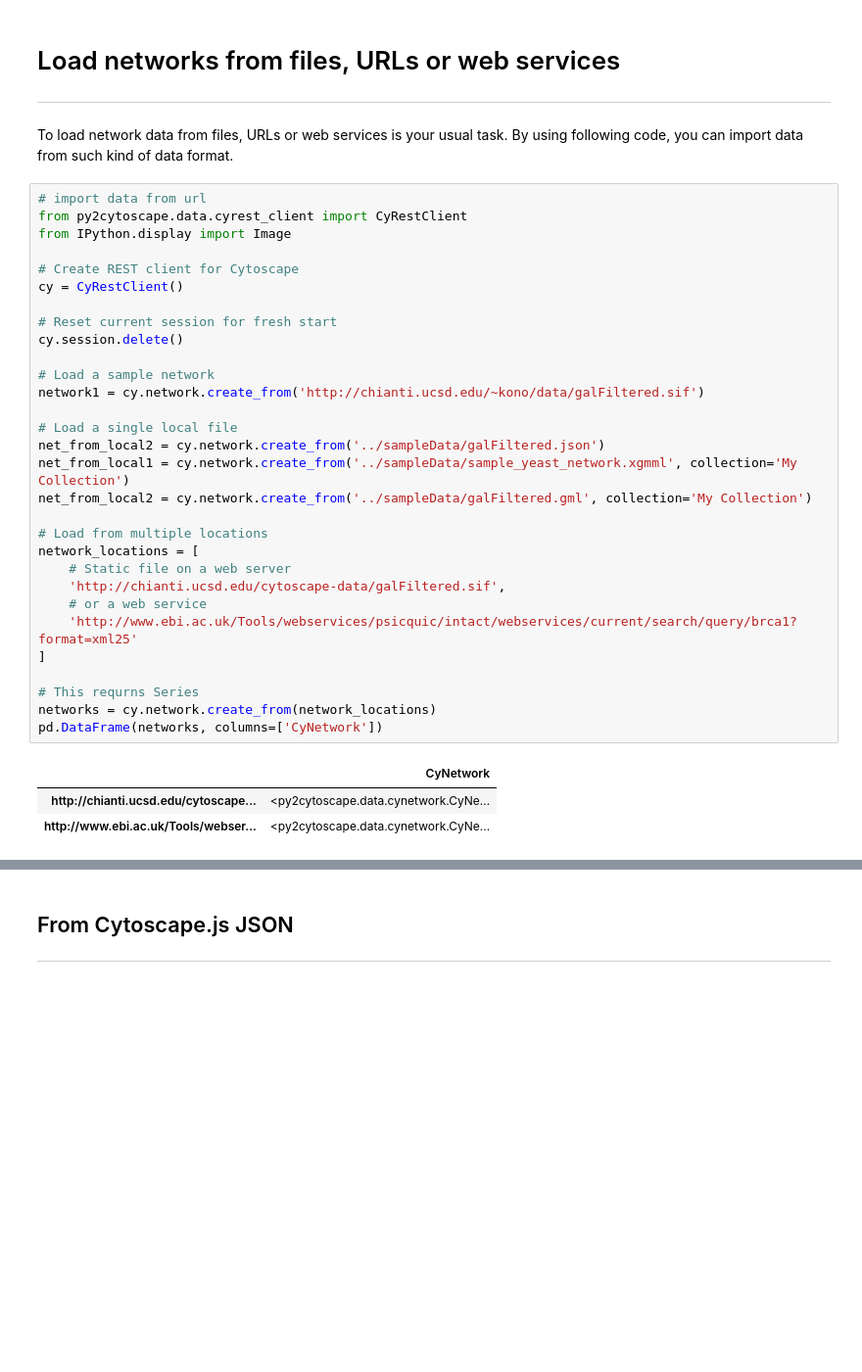
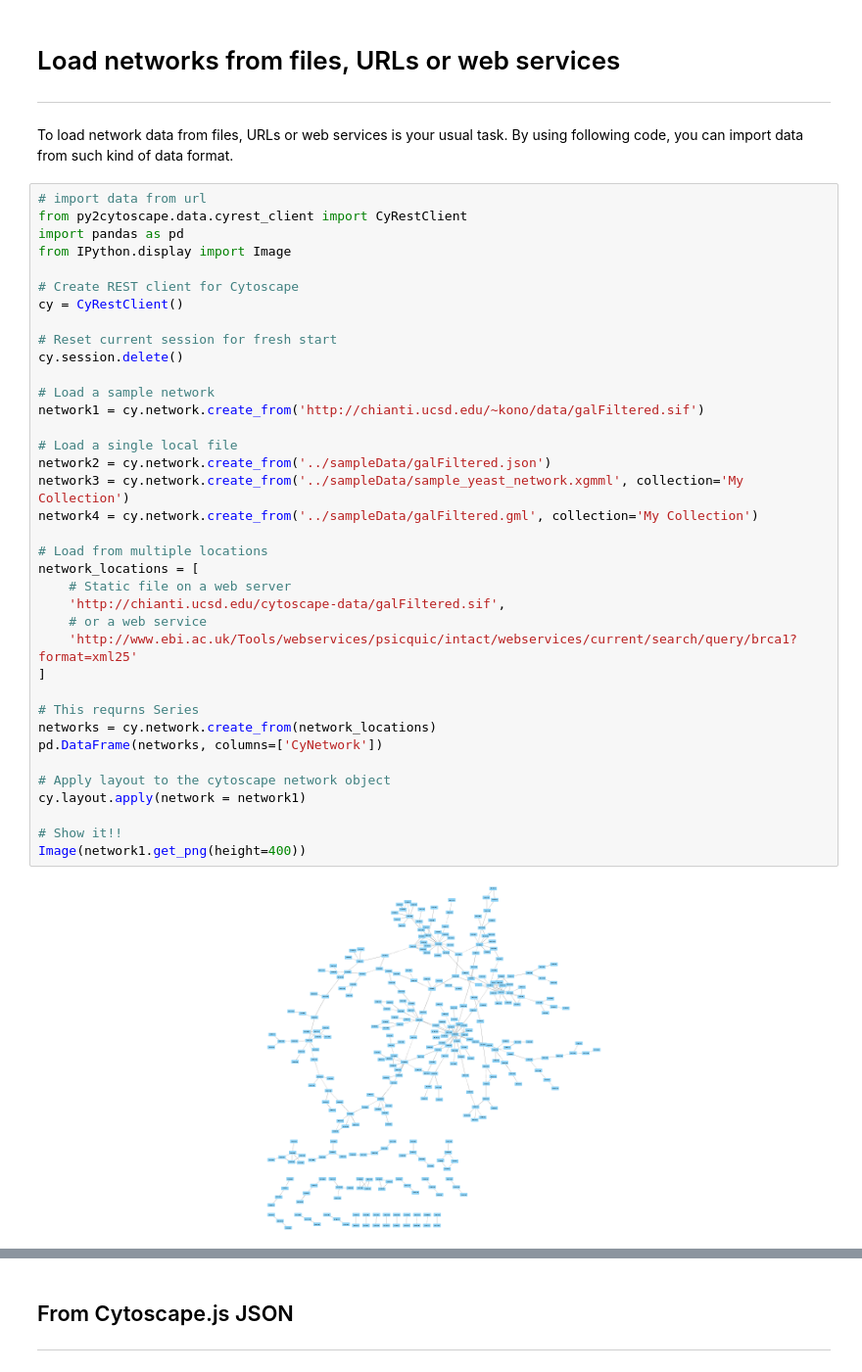
Before and after one commit to idekerlab/cyrest-examples, a Jupyter notebook: notebooks/cookbook/Python-cookbook/Import.ipynb, the cells around one changed output, grey strips where cells are left out. Shown: that part at 98% size. Saved outputs shown, nothing was run; the diff lists cells and outputs as text; blank space fills up the shorter version.

```diff
--- a/notebooks/cookbook/Python-cookbook/Input.ipynb
+++ b/notebooks/cookbook/Python-cookbook/Import.ipynb
@@ -46,37 +49,42 @@ To load network data from files, URLs or web services is your usual task. By usi
 # %%
 # import data from url
 from py2cytoscape.data.cyrest_client import CyRestClient
+import pandas as pd
 from IPython.display import Image
 
 # Create REST client for Cytoscape
 cy = CyRestClient()
 
 # Reset current session for fresh start
 cy.session.delete()
 
 # Load a sample network
 network1 = cy.network.create_from('http://chianti.ucsd.edu/~kono/data/galFiltered.sif')
 
 # Load a single local file
-net_from_local2 = cy.network.create_from('../sampleData/galFiltered.json')
-net_from_local1 = cy.network.create_from('../sampleData/sample_yeast_network.xgmml', collection='My Collection')
-net_from_local2 = cy.network.create_from('../sampleData/galFiltered.gml', collection='My Collection')
+network2 = cy.network.create_from('../sampleData/galFiltered.json')
+network3 = cy.network.create_from('../sampleData/sample_yeast_network.xgmml', collection='My Collection')
+network4 = cy.network.create_from('../sampleData/galFiltered.gml', collection='My Collection')
 
 # Load from multiple locations
 network_locations = [
     # Static file on a web server
     'http://chianti.ucsd.edu/cytoscape-data/galFiltered.sif',
     # or a web service
     'http://www.ebi.ac.uk/Tools/webservices/psicquic/intact/webservices/current/search/query/brca1?format=xml25'
 ]
 
 # This requrns Series
 networks = cy.network.create_from(network_locations)
 pd.DataFrame(networks, columns=['CyNetwork'])
+
+# Apply layout to the cytoscape network object
+cy.layout.apply(network = network1)
+
+# Show it!!
+Image(network1.get_png(height=400))
 # %% [output]
-|  | CyNetwork |
-| http://chianti.ucsd.edu/cytoscape... | <py2cytoscape.data.cynetwork.CyNe... |
-| http://www.ebi.ac.uk/Tools/webser... | <py2cytoscape.data.cynetwork.CyNe... |
+[figure, added]
 # %% [markdown]
 # Create networks from various types of data
 ---------------------------------------
```
Also changed, not shown: parts of 14 cells of this notebook, 2 other files.
